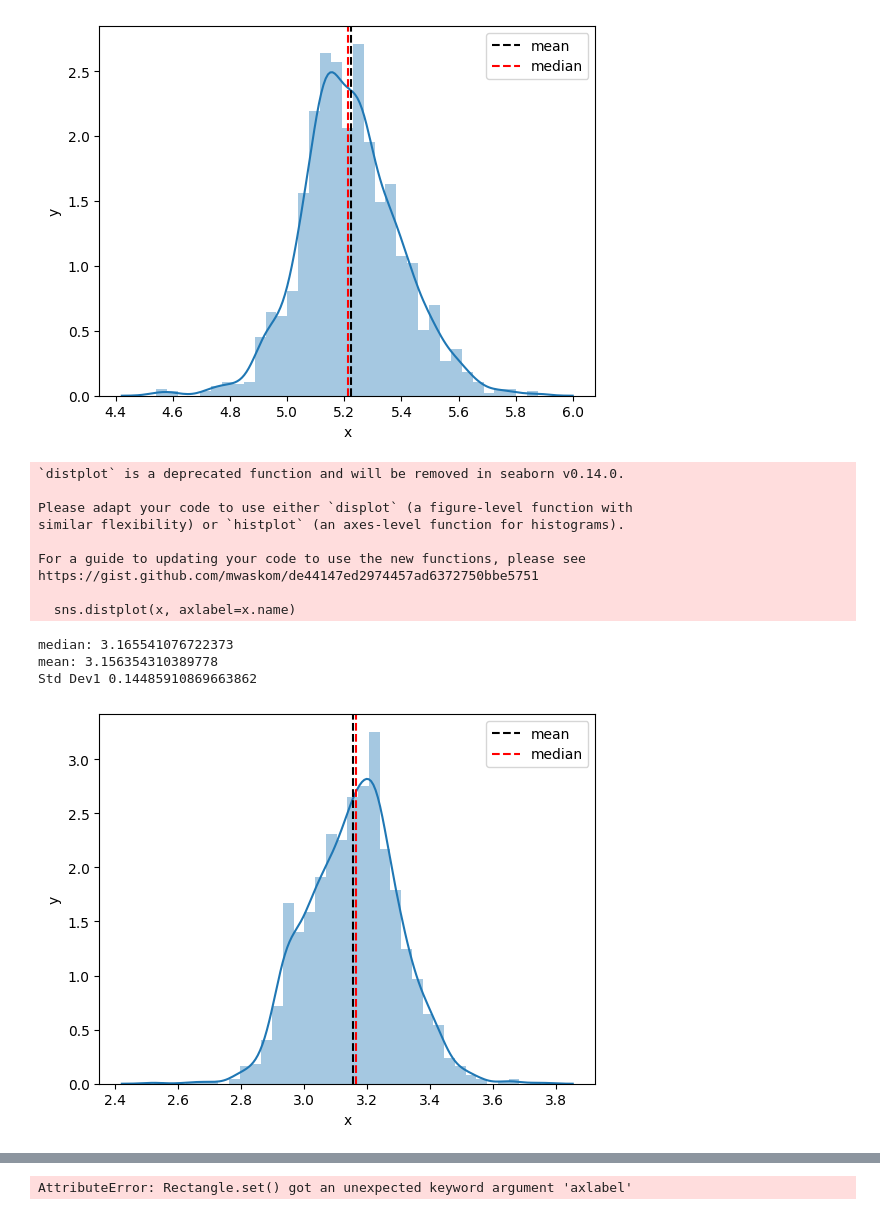
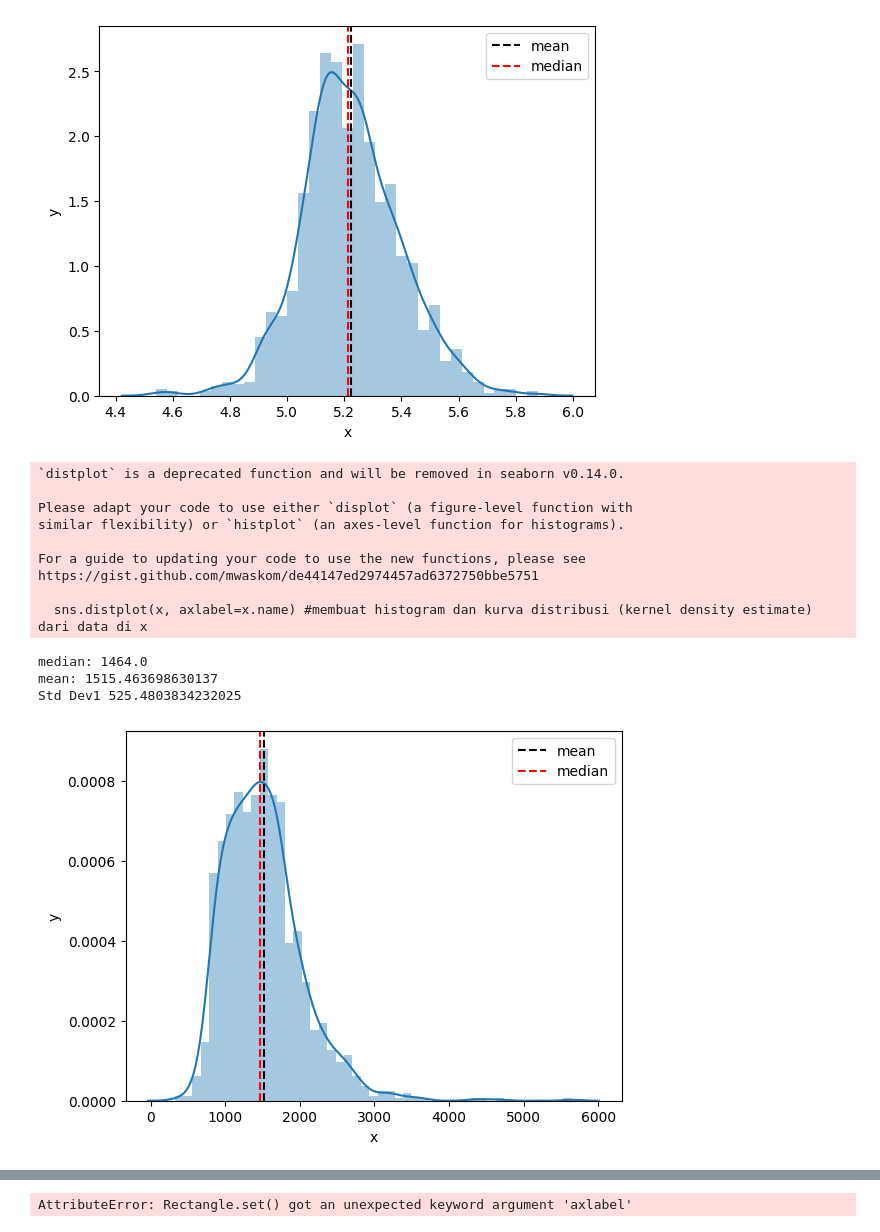
Before and after one commit to FariAbiyyuSantoso/Fari_Data, a Jupyter notebook: Data_Analyst_Case_2_with_Markdown.ipynb, the cells around one changed output, grey strips where cells are left out. Saved outputs shown, nothing was run; the diff lists cells and outputs as text; code cells hidden in the pictures.

```diff
--- a/Data_Analyst_Case_2_with_Markdown.ipynb
+++ b/Data_Analyst_Case_2_with_Markdown.ipynb
@@ -217,28 +238,28 @@ mean: 5.221978956475628
 Std Dev1 0.17347974217176834
 [figure]
 # %%
-x = np.log10(house_numeric["GrLivArea"]) #mengambil kolom GRLivArea dari DataFrame house_numeric dan menyimpannya dalam variabel x
+x = (house_numeric["GrLivArea"]) #mengambil kolom GRLivArea dari DataFrame house_numeric dan menyimpannya dalam variabel x
 sns.distplot(x, axlabel=x.name) #membuat histogram dan kurva distribusi (kernel density estimate) dari data di x
 line1 = plt.axvline(x.mean(), color="k", linestyle="--", label = "mean") #visualisasi dari nilai rata-rata dalam distribusi & menggambar garis vertikal pada nilai rata-rata dari x (harga jual) dengan garis putus-putus hitam ("k").
 line2 = plt.axvline(np.median(x), color="r", linestyle="--", label = "median") #visualisasi dari nilai median dalam distribusi & menggambar garis vertikal pada nilai median dari x dengan garis putus-putus merah ("r").
 first_legend = plt.legend(loc=1) #loc=1 menentukan lokasi legenda di sudut kanan atas plot.(Untuk menjelaskan garis rata rata & median)
 plt.xlabel('x')            # Menambahkan label sumbu X
 plt.ylabel('y')            # Menambahkan label sumbu Y
 print("median:", x.median())
 print("mean:", x.mean())
 print("Std Dev1", x.std())
 plt.show()
 # %% [output]
 `distplot` is a deprecated function and will be removed in seaborn v0.14.0.
 
 Please adapt your code to use either `displot` (a figure-level function with
 similar flexibility) or `histplot` (an axes-level function for histograms).
 
 For a guide to updating your code to use the new functions, please see
 https://gist.github.com/mwaskom/de44147ed2974457ad6372750bbe5751
 
-  sns.distplot(x, axlabel=x.name)
+  sns.distplot(x, axlabel=x.name) #membuat histogram dan kurva distribusi (kernel density estimate) dari data di x
-median: 3.165541076722373
-mean: 3.156354310389778
-Std Dev1 0.14485910869663862
+median: 1464.0
+mean: 1515.463698630137
+Std Dev1 525.4803834232025
-[figure, old version]
+[figure, new version]
```
Also changed, not shown: parts of 12 cells of this notebook.
